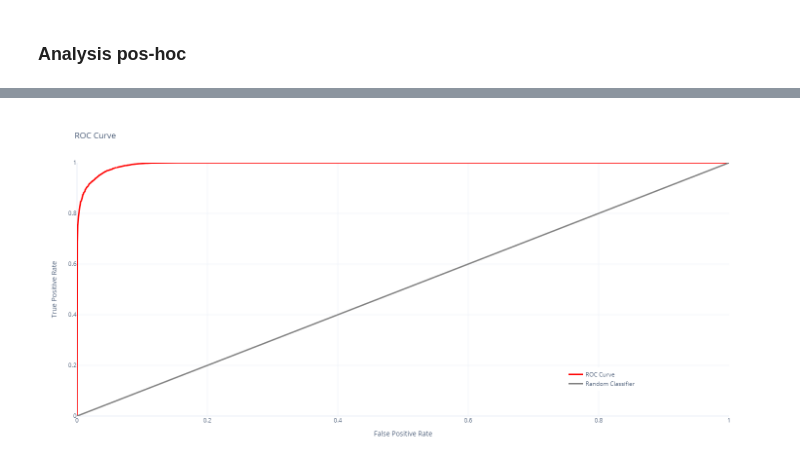
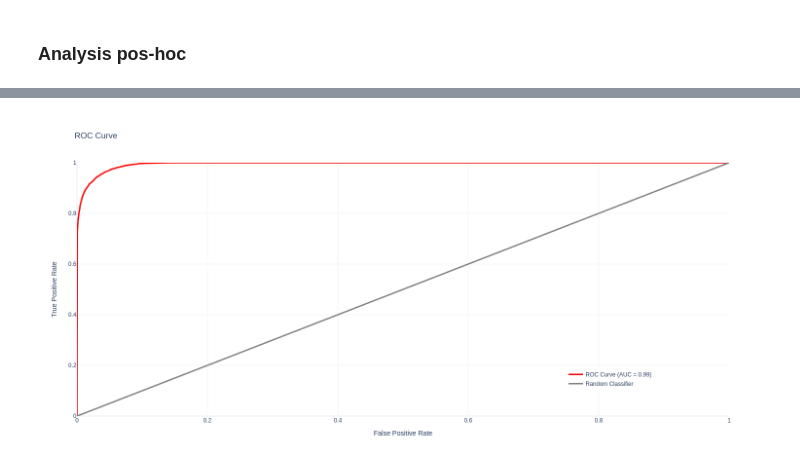
Before and after one commit to w-alves/airline-passenger-satisfaction, a Jupyter notebook: xgb_model.ipynb, the cells around one changed output, grey strips where cells are left out. Cells and saved outputs as stored; diff of their text form; code cells hidden in the pictures.

```diff
--- a/xgb_model.ipynb
+++ b/xgb_model.ipynb
@@ -264,32 +269,32 @@ from sklearn.metrics import roc_curve, auc
 # Calculate ROC and AUC
 fpr, tpr, thresholds = roc_curve(y_test, y_pred)
 roc_auc = auc(fpr, tpr)
 
 # Create plotly figure
 fig = go.Figure()
 
 # Add ROC curve trace
-fig.add_trace(go.Scatter(x=fpr, y=tpr, mode='lines', name='ROC Curve', line=dict(color='red', width=3)))
+fig.add_trace(go.Scatter(x=fpr, y=tpr, mode='lines', name=f"ROC Curve (AUC = {roc_auc:.2f})", line=dict(color='red', width=3)))
 
 # Add diagonal line
 fig.add_trace(go.Scatter(x=[0, 1], y=[0, 1], mode='lines', name='Random Classifier', line=dict(color='grey', width=3)))
 
 # Add annotations
 
 # Update layout
 fig.update_layout(
     title='ROC Curve',
     xaxis_title='False Positive Rate',
     yaxis_title='True Positive Rate',
     xaxis=dict(range=[0.0, 1.0]),
     yaxis=dict(range=[0.0, 1.0]),
     legend=dict(x=0.75, y=0.1),
     font=dict(size=12),
     width=600,
     height=600
 )
 
 # Show plot
 fig.show()
 # %% [output]
-[figure, old version]
+[figure, new version]
```
Also changed, not shown: parts of 9 cells of this notebook.
